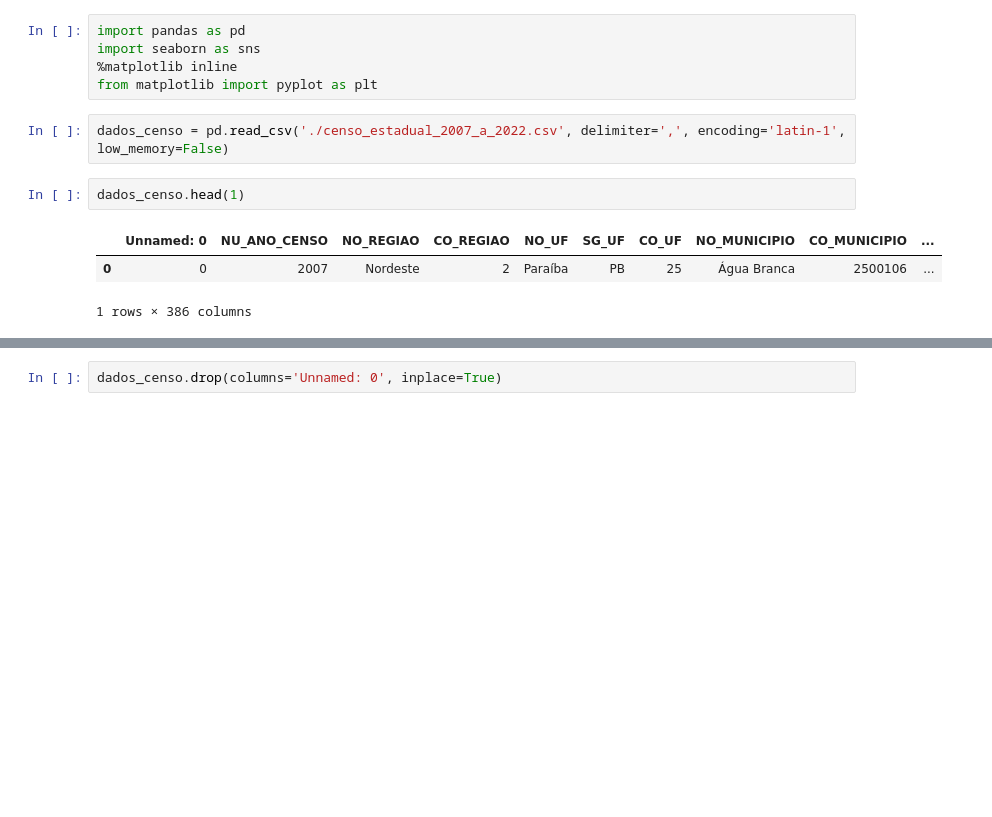
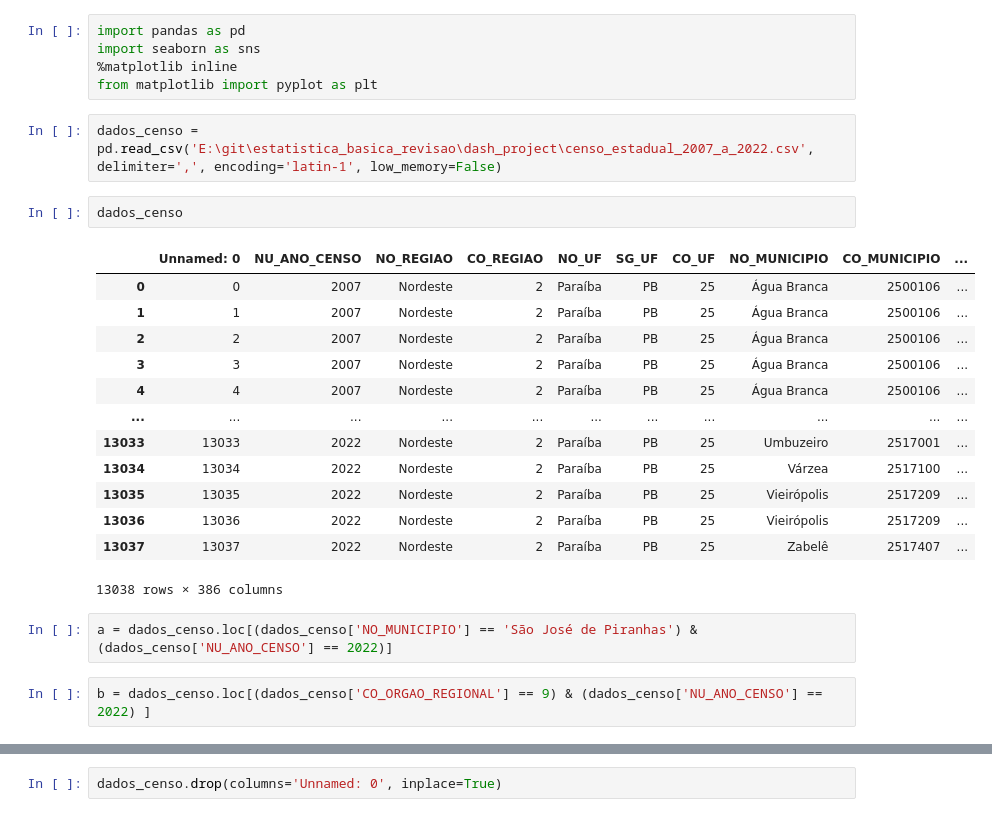
Before and after one commit to rivaldo/estatistica_basica_revisao, a Jupyter notebook: Curso de Estatística/estudo_censo.ipynb, the cells around one changed output, grey strips where cells are left out. Saved outputs shown, nothing was run; the diff lists cells and outputs as text; blank space fills up the shorter version.

```diff
--- a/Curso de Estatística/estudo_censo.ipynb
+++ b/Curso de Estatística/estudo_censo.ipynb
@@ -4,10 +4,24 @@ import seaborn as sns
 %matplotlib inline
 from matplotlib import pyplot as plt
 # %%
-dados_censo = pd.read_csv('./censo_estadual_2007_a_2022.csv', delimiter=',', encoding='latin-1', low_memory=False)
+dados_censo = pd.read_csv('E:\git\estatistica_basica_revisao\dash_project\censo_estadual_2007_a_2022.csv', delimiter=',', encoding='latin-1', low_memory=False)
 # %%
-dados_censo.head(1)
+dados_censo
 # %% [output]
 |  | Unnamed: 0 | NU_ANO_CENSO | NO_REGIAO | CO_REGIAO | NO_UF | SG_UF | CO_UF | NO_MUNICIPIO | CO_MUNICIPIO | ... |
 | 0 | 0 | 2007 | Nordeste | 2 | Paraíba | PB | 25 | Água Branca | 2500106 | ... |
+| 1 | 1 | 2007 | Nordeste | 2 | Paraíba | PB | 25 | Água Branca | 2500106 | ... |
+| 2 | 2 | 2007 | Nordeste | 2 | Paraíba | PB | 25 | Água Branca | 2500106 | ... |
+| 3 | 3 | 2007 | Nordeste | 2 | Paraíba | PB | 25 | Água Branca | 2500106 | ... |
+| 4 | 4 | 2007 | Nordeste | 2 | Paraíba | PB | 25 | Água Branca | 2500106 | ... |
+| ... | ... | ... | ... | ... | ... | ... | ... | ... | ... | ... |
+| 13033 | 13033 | 2022 | Nordeste | 2 | Paraíba | PB | 25 | Umbuzeiro | 2517001 | ... |
+| 13034 | 13034 | 2022 | Nordeste | 2 | Paraíba | PB | 25 | Várzea | 2517100 | ... |
+| 13035 | 13035 | 2022 | Nordeste | 2 | Paraíba | PB | 25 | Vieirópolis | 2517209 | ... |
+| 13036 | 13036 | 2022 | Nordeste | 2 | Paraíba | PB | 25 | Vieirópolis | 2517209 | ... |
+| 13037 | 13037 | 2022 | Nordeste | 2 | Paraíba | PB | 25 | Zabelê | 2517407 | ... |
-1 rows × 386 columns
+13038 rows × 386 columns
+# %%
+a = dados_censo.loc[(dados_censo['NO_MUNICIPIO'] == 'São José de Piranhas') & (dados_censo['NU_ANO_CENSO'] == 2022)]
+# %%
+b = dados_censo.loc[(dados_censo['CO_ORGAO_REGIONAL'] == 9) & (dados_censo['NU_ANO_CENSO'] == 2022) ]
```
Also changed, not shown: parts of 1 cell of this notebook, 2 other files.
